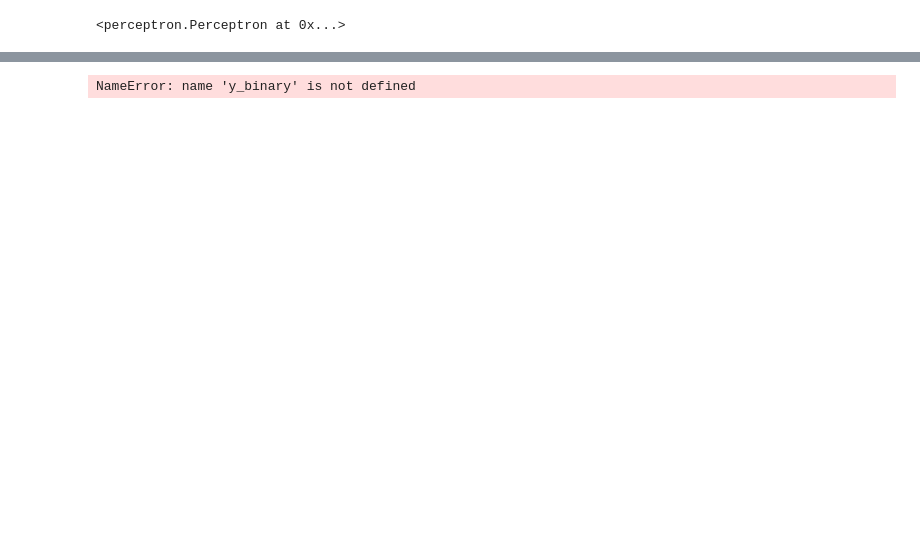
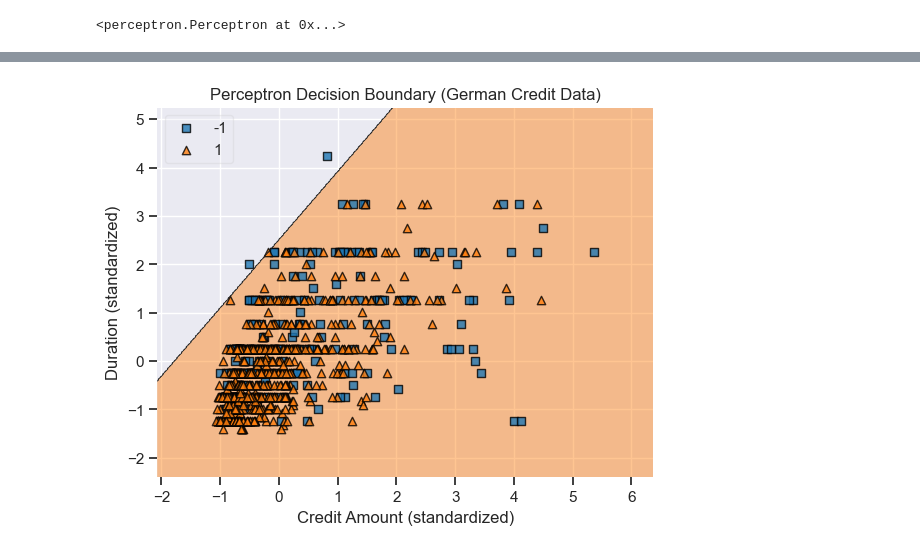
Before and after one commit to ksanderfer/Sanderfer-CMOR-438-Spring-2025, a Jupyter notebook: Supervised Machine Learning/Perceptron/perceptron.ipynb, the cells around one changed output, grey strips where cells are left out. Cells and saved outputs as stored; diff of their text form; code cells hidden in the pictures; blank space fills up the shorter version.

```diff
--- a/Supervised Machine Learning/Perceptron/perceptron.ipynb
+++ b/Supervised Machine Learning/Perceptron/perceptron.ipynb
@@ -116,11 +128,11 @@ Confusion Matrix:
 # %%
-# 6. Plot decision regions
-plot_decision_regions(X=X_scaled, y=y_binary, clf=model, legend=2)
+# Plot decision regions
+plot_decision_regions(X=X_scaled, y=y.to_numpy(), clf=model, legend=2)
 
-# 7. Final touches
+# Final touches
 plt.xlabel('Credit Amount (standardized)')
 plt.ylabel('Duration (standardized)')
 plt.title('Perceptron Decision Boundary (German Credit Data)')
 plt.show()
 # %% [output]
-NameError: name 'y_binary' is not defined
+[figure, added]
```
Also changed, not shown: parts of 16 cells of this notebook.
